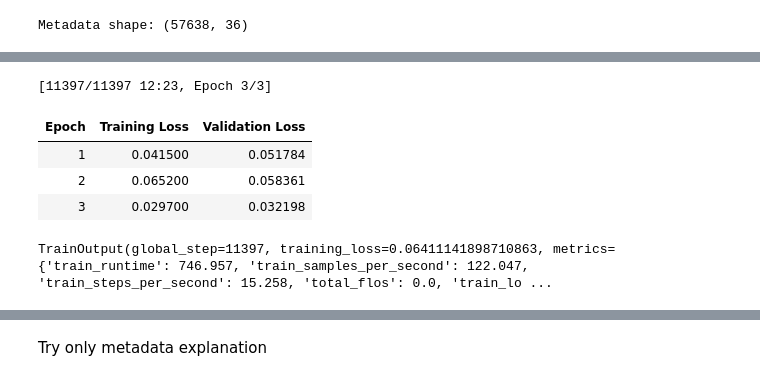
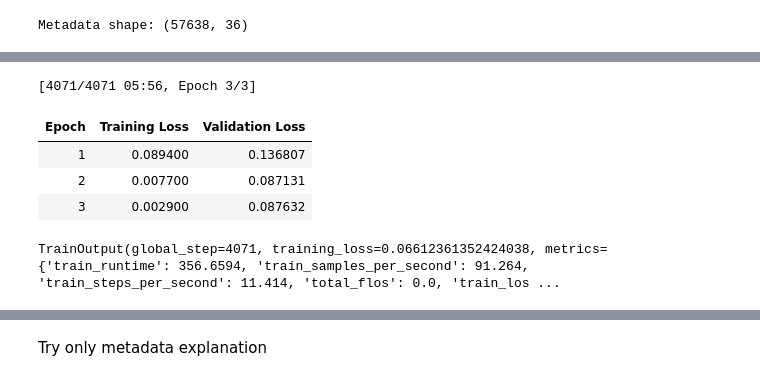
Before and after one commit to Reno0213/capstone, a Jupyter notebook: dataset.ipynb, the cells around one changed output, grey strips where cells are left out. Cells and saved outputs as stored; diff of their text form; code cells hidden in the pictures.

Commit message:
fixed the split and got new updated numbers

```diff
--- a/dataset.ipynb
+++ b/dataset.ipynb
@@ -1445,5 +1527,11 @@ Metadata shape: (57638, 36)
 # %%
-train_df, val_df, test_df = group_stratified_split(df_combined, label_col="Classification", group_col="group_id")
+train_df, val_df, test_df = split_by_groups(df_combined)
+
+for name, d in [("Train", train_df), ("Val", val_df), ("Test", test_df)]:
+    print(f"{name}: {d.shape}")
+    print(d["Classification"].value_counts(normalize=True))
+    print()
+
 train_meta = df_meta.loc[train_df.index]
 val_meta = df_meta.loc[val_df.index]
 
@@ -1470,5 +1561,16 @@ Name: proportion, dtype: float64
 # %%
-train_df.drop(['Date','From', 'provenance_tag', 'is_malicious', 'Subject', 'group_id','norm_sender','date_bucket'], axis=1, inplace=True)
-val_df.drop(['Date','From', 'provenance_tag', 'is_malicious', 'Subject', 'group_id','norm_sender','date_bucket'], axis=1, inplace=True)
-test_df.drop(['Date','From', 'provenance_tag', 'is_malicious', 'Subject', 'group_id','norm_sender','date_bucket'], axis=1, inplace=True)
-df_combined.drop(['Date','From','provenance_tag',  'Subject', 'group_id','norm_sender','date_bucket'], axis=1, inplace=True)
+# train_df.drop(['Date', 'From','provenance_tag', 'is_malicious', 'Subject', 'group_id','norm_sender','date_bucket'], axis=1, inplace=True)
+# val_df.drop(['Date', 'From', 'provenance_tag', 'is_malicious', 'Subject', 'group_id','norm_sender','date_bucket'], axis=1, inplace=True)
+# test_df.drop(['Date', 'From', 'provenance_tag', 'is_malicious', 'Subject', 'group_id','norm_sender','date_bucket'], axis=1, inplace=True)
+# df_combined.drop(['Date','From', 'provenance_tag',  'Subject', 'group_id','norm_sender','date_bucket'], axis=1, inplace=True)
+
+
+train_df.drop(['Date', 'From','provenance_tag',  'Subject', 'group_id','norm_sender','date_bucket'], axis=1, inplace=True)
+val_df.drop(['Date', 'From', 'provenance_tag',  'Subject', 'group_id','norm_sender','date_bucket'], axis=1, inplace=True)
+test_df.drop(['Date', 'From', 'provenance_tag',  'Subject', 'group_id','norm_sender','date_bucket'], axis=1, inplace=True)
+df_combined.drop(['Date','From', 'provenance_tag',  'group_id','norm_sender','date_bucket'], axis=1, inplace=True)
+# %%
+train_df.drop(['Classification', 'Body'], axis=1, inplace=True)
+val_df.drop(['Classification', 'Body'], axis=1, inplace=True)
+test_df.drop(['Classification', 'Body'], axis=1, inplace=True)
+df_combined.drop(['Classification', 'Body'], axis=1, inplace=True)
@@ -1546,47 +1664,58 @@ from transformers import Trainer, TrainingArguments
 import copy
 
 class HybridTrainer(Trainer):
+    def __init__(self, *args, zero_metadata=False, **kwargs):
+        # store the flag
+        self.zero_metadata = zero_metadata
+        # remove it from kwargs before calling parent
+        super().__init__(*args, **kwargs)
+
     def compute_loss(self, model, inputs, return_outputs=False, **kwargs):
         inputs = copy.deepcopy(inputs)
         labels = inputs.pop("labels")
         metadata = inputs.pop("metadata")
+
+        if self.zero_metadata:
+            metadata = torch.zeros_like(metadata)
+
+
         outputs = model(**inputs, metadata=metadata, labels=labels)
         loss = outputs["loss"]
         return (loss, outputs) if return_outputs else loss
 # %%
 import accelerate
 
 num_labels = len(label_encoder.classes_)
 num_meta_features = train_meta.shape[1]
 
 model = DistilBertWithMetadata(num_meta_features=num_meta_features, num_labels=num_labels)
 
 training_args = TrainingArguments(
-    output_dir="./results",
     num_train_epochs=3,
     per_device_train_batch_size=8,
     per_device_eval_batch_size=8,
     learning_rate=5e-5,
     eval_strategy="epoch",
     weight_decay=0.01,
     logging_dir="./logs",
     logging_steps=50
 )
 
 trainer = HybridTrainer(
     model=model,
     args=training_args,
     train_dataset=train_dataset,
-    eval_dataset=val_dataset
+    eval_dataset=val_dataset,
+    zero_metadata=False
 )
 trainer.train()
 # %% [output]
-[11397/11397 12:23, Epoch 3/3]
+[4071/4071 05:56, Epoch 3/3]
 | Epoch | Training Loss | Validation Loss |
-| 1 | 0.041500 | 0.051784 |
-| 2 | 0.065200 | 0.058361 |
-| 3 | 0.029700 | 0.032198 |
+| 1 | 0.089400 | 0.136807 |
+| 2 | 0.007700 | 0.087131 |
+| 3 | 0.002900 | 0.087632 |
-TrainOutput(global_step=11397, training_loss=0.06411141898710863, metrics={'train_runtime': 746.957, 'train_samples_per_second': 122.047, 'train_steps_per_second': 15.258, 'total_flos': 0.0, 'train_lo ...
+TrainOutput(global_step=4071, training_loss=0.06612361352424038, metrics={'train_runtime': 356.6594, 'train_samples_per_second': 91.264, 'train_steps_per_second': 11.414, 'total_flos': 0.0, 'train_los ...
 # %%
 # preds = trainer.predict(val_dataset)
 # pred_labels = preds.predictions.argmax(-1)
```
Also changed, not shown: parts of 31 cells of this notebook.
